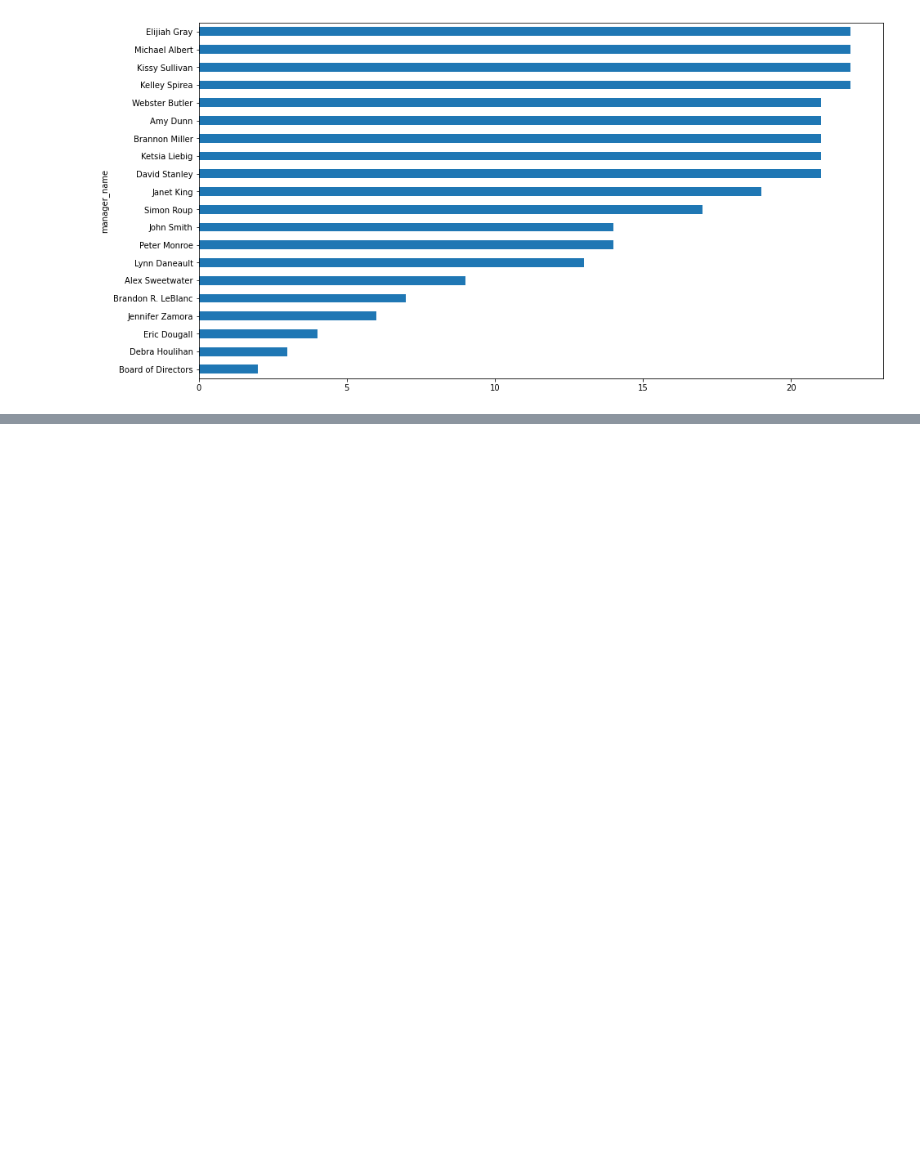
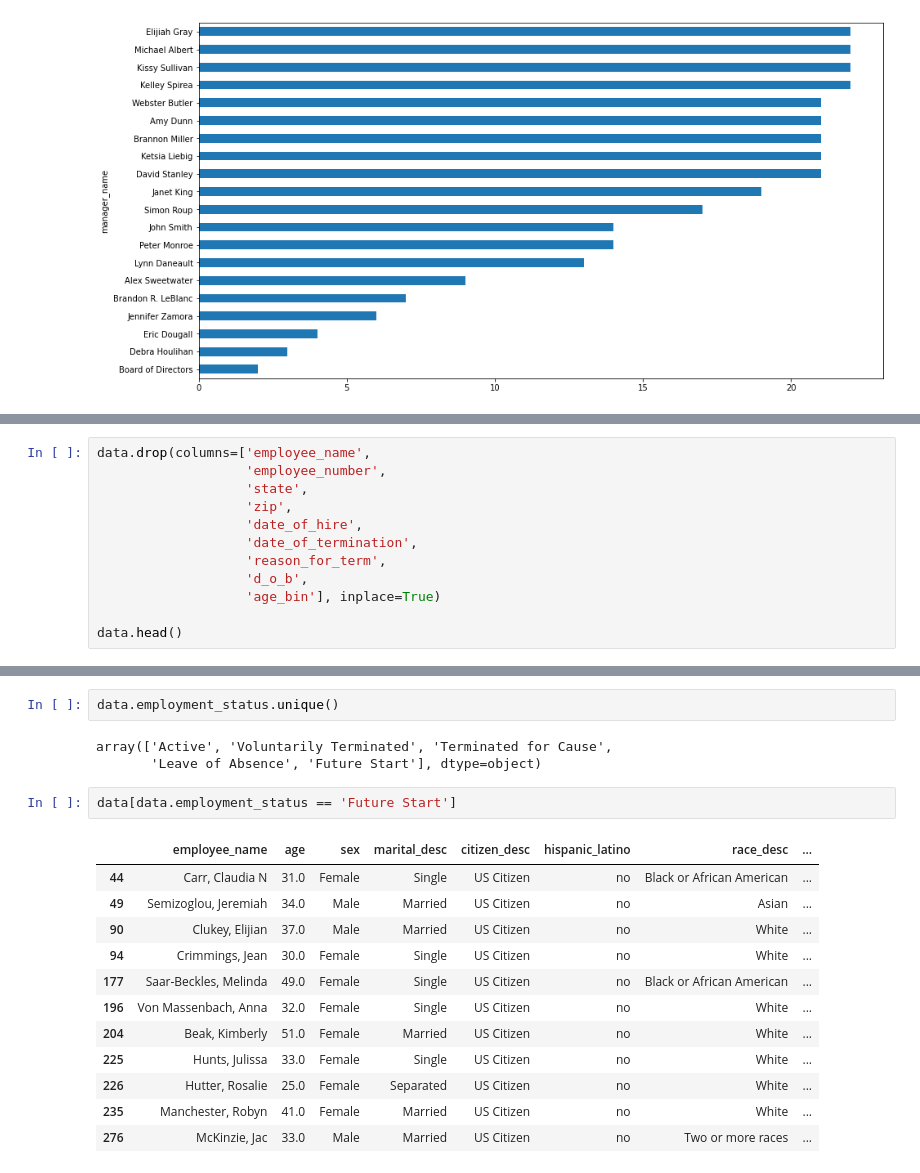
Before and after one commit to YonatanRA/sesame_hr_datatalk, a Jupyter notebook: notebooks/sesame_hr.ipynb, the cells around one changed output, grey strips where cells are left out. Drawn from its saved outputs; the diff is of its cells as text; blank space fills up the shorter version.

```diff
--- a/notebooks/sesame_hr.ipynb
+++ b/notebooks/sesame_hr.ipynb
@@ -263,0 +254,12 @@ data.groupby('manager_name').count()
+# %%
+data.drop(columns=['employee_name',
+                   'employee_number',
+                   'state',
+                   'zip',
+                   'date_of_hire',
+                   'date_of_termination',
+                   'reason_for_term',
+                   'd_o_b',
+                   'age_bin'], inplace=True)
+
+data.head()
@@ -263,0 +273,20 @@ data.groupby('manager_name').count()
+# %%
+data.employment_status.unique()
+# %% [output]
+array(['Active', 'Voluntarily Terminated', 'Terminated for Cause',
+       'Leave of Absence', 'Future Start'], dtype=object)
+# %%
+data[data.employment_status == 'Future Start']
+# %% [output]
+|  | employee_name | age | sex | marital_desc | citizen_desc | hispanic_latino | race_desc | ... |
+| 44 | Carr, Claudia N | 31.0 | Female | Single | US Citizen | no | Black or African American | ... |
+| 49 | Semizoglou, Jeremiah | 34.0 | Male | Married | US Citizen | no | Asian | ... |
+| 90 | Clukey, Elijian | 37.0 | Male | Married | US Citizen | no | White | ... |
+| 94 | Crimmings, Jean | 30.0 | Female | Single | US Citizen | no | White | ... |
+| 177 | Saar-Beckles, Melinda | 49.0 | Female | Single | US Citizen | no | Black or African American | ... |
+| 196 | Von Massenbach, Anna | 32.0 | Female | Single | US Citizen | no | White | ... |
+| 204 | Beak, Kimberly | 51.0 | Female | Married | US Citizen | no | White | ... |
+| 225 | Hunts, Julissa | 33.0 | Female | Single | US Citizen | no | White | ... |
+| 226 | Hutter, Rosalie | 25.0 | Female | Separated | US Citizen | no | White | ... |
+| 235 | Manchester, Robyn | 41.0 | Female | Married | US Citizen | no | White | ... |
+| 276 | McKinzie, Jac | 33.0 | Male | Married | US Citizen | no | Two or more races | ... |
```
Also changed, not shown: parts of 5 cells of this notebook.
